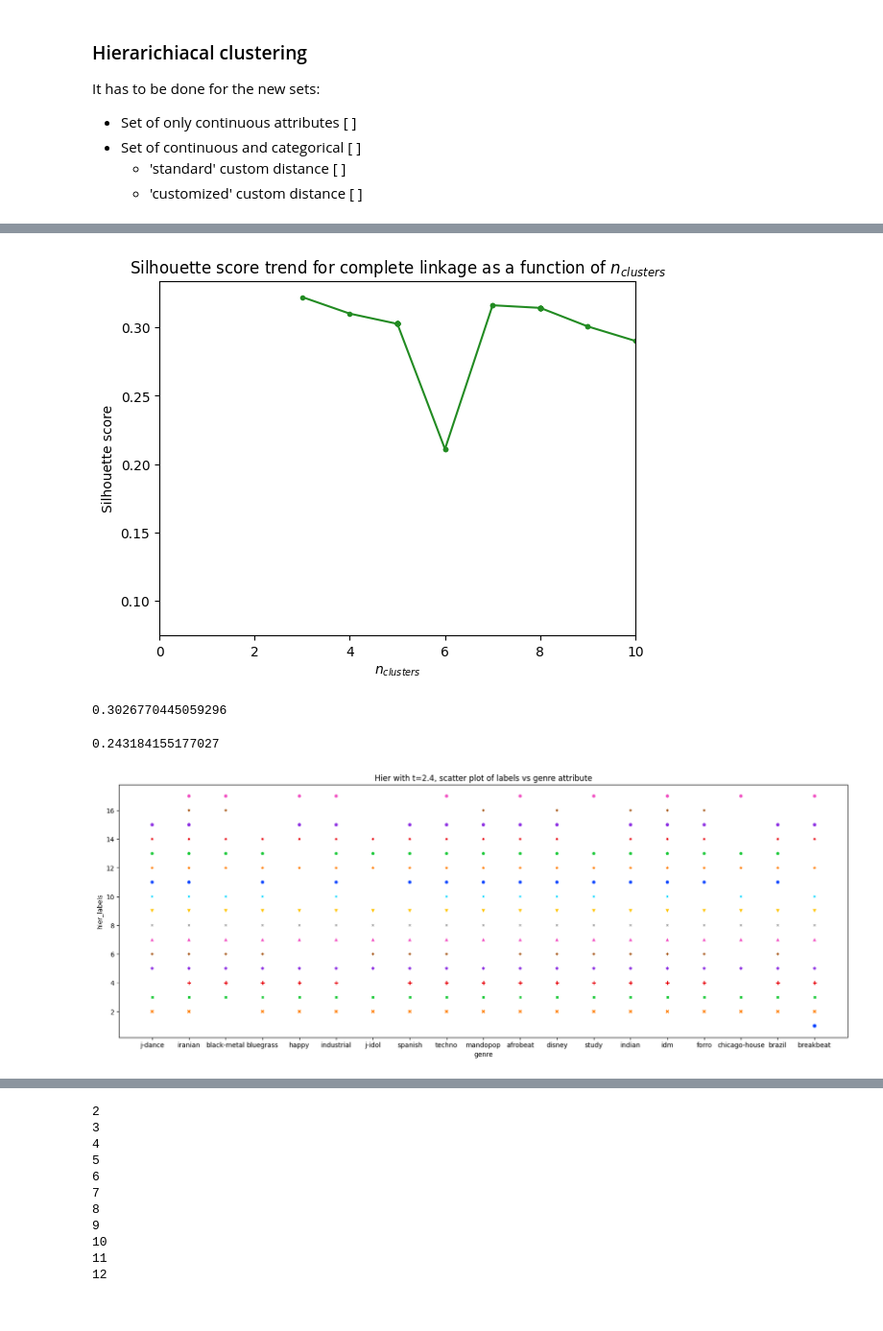
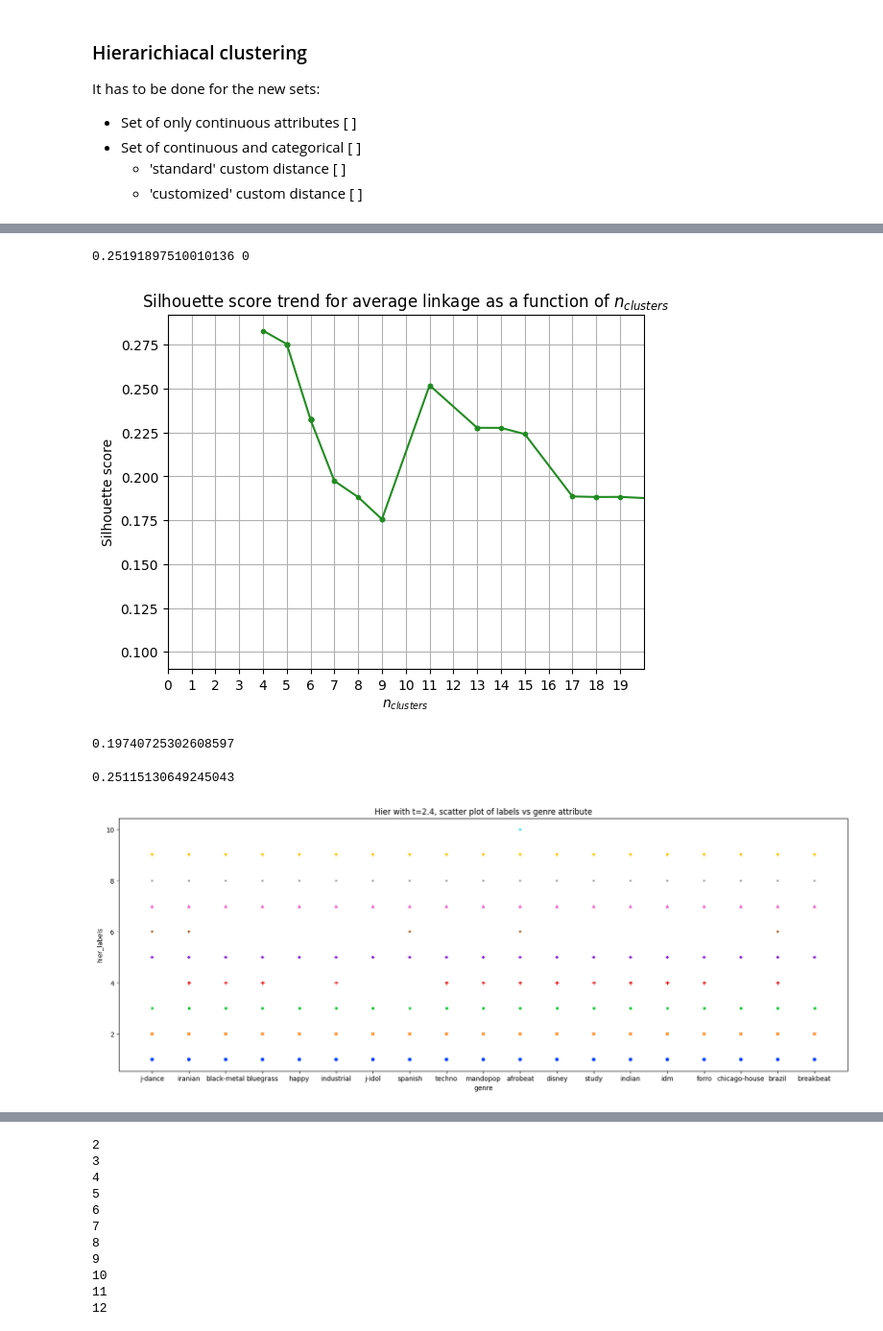
Before and after one commit to chiaratomaiuolo/Data_Mining_project, a Jupyter notebook: Clustering_cleaned.ipynb, the cells around one changed output, grey strips where cells are left out. Shown at 96% size. Drawn from its saved outputs; the diff is of its cells as text; code cells hidden in the pictures.

```diff
--- a/Clustering_cleaned.ipynb
+++ b/Clustering_cleaned.ipynb
@@ -184,14 +202,14 @@ from scipy.spatial.distance import seuclidean, jaccard
 
 def custom_dist_key(x1, x2):
     index_key = 0
-    index_con = 8
+    index_con = 9
 
     c = 0.09090909
+    #print("x1 key", x1[index_key])
+    #print("x2 key", x2[index_key])
     diff = abs(x1[index_key] - x2[index_key]) / c
     diff_key = (min(12 - diff, diff) * c)
 
-    #print("x1 key", x1[index_key])
-    #print("x2 key", x2[index_key])
     #print("diff key", diff_key)
 
     d_con = seuclidean(x1[index_key+1:index_con], x2[index_key+1:index_con], V=np.ones(index_con - 1))
@@ -261,3 +255,10 @@ y_mapped = pd.DataFrame(y).iloc[:,0]
+# %%
+genre_map={"j-dance":0,"iranian":1,"brazil":2,"chicago-house":3,"forro":4,"idm":5,"indian":6,"study":7,"disney":8,"afrobeat":9,"mandopop":10,"techno":11,"sleep":12,"spanish":13,"j-idol":14,"industrial":15,"happy":16,"bluegrass":17,"black-metal":18,"breakbeat":19}
+df_cont_plus_cat.replace({'genre':genre_map})
+X_cont_and_cat = df_cont_plus_cat.replace({'genre':genre_map}).values #key is included
+X_cont = df_cont.replace({'genre':genre_map}).values #only continuous values
+y = np.array(df['genre'])
+y_mapped = pd.DataFrame(y).iloc[:,0]
 # %%
 #performing minmax normalization
 scaler = MinMaxScaler()
@@ -461,7 +480,7 @@ def plot_dendrogram(model, **kwargs):
 #     - simple [x]
 #     - complete [x]
 #     - average [x]
-hier = AgglomerativeClustering(distance_threshold=None, metric='precomputed', linkage='complete', compute_distances=True, compute_full_tree=False)
-hier = hier.fit(D_cat)
+hier = AgglomerativeClustering(distance_threshold=None, metric='precomputed', linkage='average', compute_distances=True, compute_full_tree=False)
+hier = hier.fit(D_key)
 # %%
 plt.title(f"Hierarchical Clustering Dendrogram - {hier.linkage} linkage method")
@@ -487,7 +506,7 @@ Z = get_linkage_matrix(hier)
 #     - simple [x] [x]
 #     - complete [x] []
 #     - average [x] []
-dist = np.linspace(3.4,0,100)
+dist = np.linspace(2.0,0,100)
 n_clu = []
 sil_score_list = []
 for i in dist:
@@ -499,3 +518,4 @@ for i in dist:
         #print('yay')
     n_clu.append(max(labels+1))
     sil_score_list.append(silhouette_score(D_key,labels,metric='precomputed'))
+    print(f'distance is {i}, it correspond to {max(labels+1)} clusters, Sil = {sil_score_list[-1]}')
@@ -502,19 +540,23 @@ for i in dist:
 # %%
 #Plot the silhouette score trend
 plt.figure()
 plt.title(fr'Silhouette score trend for {hier.linkage} linkage as a function of $n_{{clusters}}$')
 plt.errorbar(n_clu,sil_score_list,marker='.',color='forestgreen')
 plt.xlabel(r'$n_{clusters}$')
 plt.ylabel('Silhouette score')
-plt.xlim(0,10)
+plt.grid()
+plt.xlim(0,20)
+plt.xticks(np.arange(0,20))
+print(max(sil_score_list[6:]), np.array(sil_score_list).argmax())
 
 plt.show()
 # %% [output]
+0.25191897510010136 0
-[figure, old version]
+[figure, new version]
 # %%
-print(sil_score_list[6])
+print(sil_score_list[14])
 # %% [output]
-0.3026770445059296
+0.19740725302608597
 # %%
 #Printing the best Sil for the routine
 #Computation of Silhouette coefficient
@@ -531,14 +573,14 @@ print(sil_score_list[6])
 #     - single [x]
 #     - complete [x]
 #     - average []
-hier = AgglomerativeClustering(distance_threshold=None, n_clusters=31, metric='precomputed', linkage='average', compute_distances=True, compute_full_tree=False)
+hier = AgglomerativeClustering(distance_threshold=None, n_clusters=11, metric='precomputed', linkage='average', compute_distances=True, compute_full_tree=False)
 hier = hier.fit(D_key)
 max_sil=silhouette_score(D_key,hier.labels_,metric='precomputed')
 print(max_sil)
 # %% [output]
-0.243184155177027
+0.25115130649245043
 # %%
-labels1 = fcluster(Z, t=2.15, criterion='distance')
+labels1 = fcluster(Z, t=1.6, criterion='distance')
 df['hier_labels'] = labels1
 plt.figure(figsize=(20,7))
 plt.title('Hier with t=2.4, scatter plot of labels vs genre attribute')
@@ -546,4 +588,4 @@ sns.scatterplot(data=df, x="genre", y="hier_labels", hue=labels1,
                 style='hier_labels', palette="bright",legend=False)
 plt.show()
 # %% [output]
-[figure, old version]
+[figure, new version]
```
Also changed, not shown: parts of 31 cells of this notebook, 3 other files.
